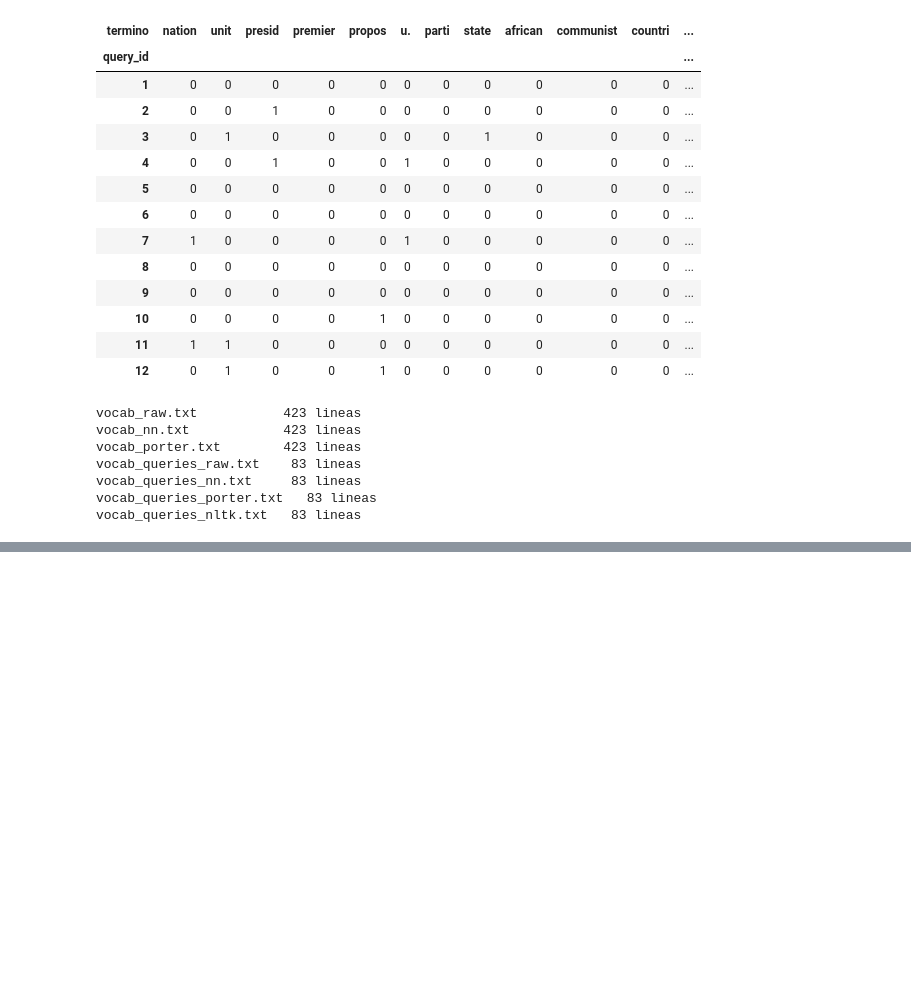
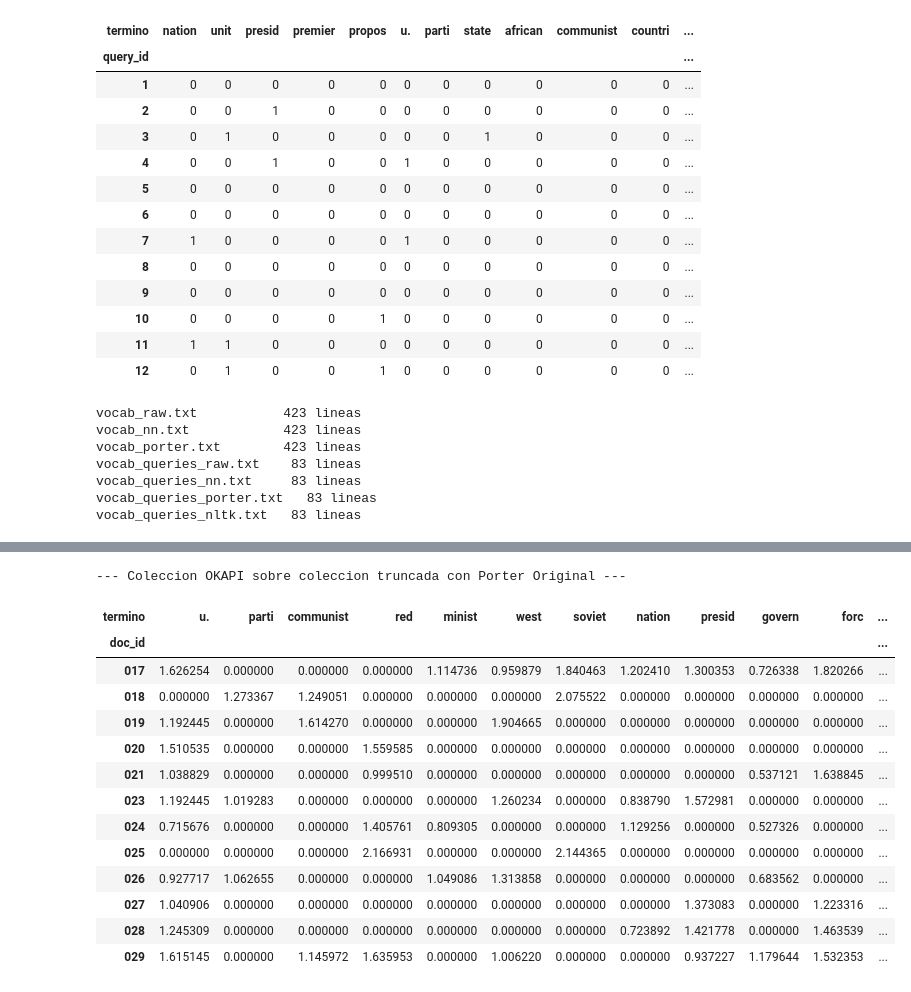
Before and after one commit to zxxz456/inaoe, a Jupyter notebook: fundamentos_aal/actividades/src/actividad.ipynb, the cells around one changed output, grey strips where cells are left out. Cells and saved outputs as stored; diff of their text form; code cells hidden in the pictures; blank space fills up the shorter version.

```diff
--- a/fundamentos_aal/actividades/src/actividad.ipynb
+++ b/fundamentos_aal/actividades/src/actividad.ipynb
@@ -1039,0 +1183,14 @@ vocab_queries_nltk.txt   83 lineas
+# %%
+# Las cuatro matrices pesadas de la actividad 2
+mat_porter_tfidf = pesar_tfidf(mat_porter_o)
+mat_porter_bm25 = pesar_bm25(mat_porter_o)
+mat_nltk_tfidf = pesar_tfidf(mat_nltk)
+mat_nltk_bm25 = pesar_bm25(mat_nltk)
+
+for nombre, m in [("porter tf-idf", mat_porter_tfidf),
+                  ("porter bm25", mat_porter_bm25),
+                  ("nltk tf-idf", mat_nltk_tfidf),
+                  ("nltk bm25", mat_nltk_bm25)]:
+    print(f"{nombre:14} {m.shape[0]} x {m.shape[1]}"
+          f"  no nulos {int((m != 0).sum().sum())}"
+          f"  {m.memory_usage(deep=True).sum() / 1e6:.1f} MB")
@@ -1039,0 +1241,20 @@ vocab_queries_nltk.txt   83 lineas
+# %%
+print("\n--- Coleccion OKAPI sobre coleccion truncada con Porter Original ---\n")
+top = mat_porter_bm25.sum(axis=0).nlargest(15).index
+display(mat_porter_bm25.loc[mat_porter_bm25.index[:12], top])
+# %% [output]
+--- Coleccion OKAPI sobre coleccion truncada con Porter Original ---
+| termino | u. | parti | communist | red | minist | west | soviet | nation | presid | govern | forc | ... |
+| doc_id |  |  |  |  |  |  |  |  |  |  |  | ... |
+| 017 | 1.626254 | 0.000000 | 0.000000 | 0.000000 | 1.114736 | 0.959879 | 1.840463 | 1.202410 | 1.300353 | 0.726338 | 1.820266 | ... |
+| 018 | 0.000000 | 1.273367 | 1.249051 | 0.000000 | 0.000000 | 0.000000 | 2.075522 | 0.000000 | 0.000000 | 0.000000 | 0.000000 | ... |
+| 019 | 1.192445 | 0.000000 | 1.614270 | 0.000000 | 0.000000 | 1.904665 | 0.000000 | 0.000000 | 0.000000 | 0.000000 | 0.000000 | ... |
+| 020 | 1.510535 | 0.000000 | 0.000000 | 1.559585 | 0.000000 | 0.000000 | 0.000000 | 0.000000 | 0.000000 | 0.000000 | 0.000000 | ... |
+| 021 | 1.038829 | 0.000000 | 0.000000 | 0.999510 | 0.000000 | 0.000000 | 0.000000 | 0.000000 | 0.000000 | 0.537121 | 1.638845 | ... |
+| 023 | 1.192445 | 1.019283 | 0.000000 | 0.000000 | 0.000000 | 1.260234 | 0.000000 | 0.838790 | 1.572981 | 0.000000 | 0.000000 | ... |
+| 024 | 0.715676 | 0.000000 | 0.000000 | 1.405761 | 0.809305 | 0.000000 | 0.000000 | 1.129256 | 0.000000 | 0.527326 | 0.000000 | ... |
+| 025 | 0.000000 | 0.000000 | 0.000000 | 2.166931 | 0.000000 | 0.000000 | 2.144365 | 0.000000 | 0.000000 | 0.000000 | 0.000000 | ... |
+| 026 | 0.927717 | 1.062655 | 0.000000 | 0.000000 | 1.049086 | 1.313858 | 0.000000 | 0.000000 | 0.000000 | 0.683562 | 0.000000 | ... |
+| 027 | 1.040906 | 0.000000 | 0.000000 | 0.000000 | 0.000000 | 0.000000 | 0.000000 | 0.000000 | 1.373083 | 0.000000 | 1.223316 | ... |
+| 028 | 1.245309 | 0.000000 | 0.000000 | 0.000000 | 0.000000 | 0.000000 | 0.000000 | 0.723892 | 1.421778 | 0.000000 | 1.463539 | ... |
+| 029 | 1.615145 | 0.000000 | 1.145972 | 1.635953 | 0.000000 | 1.006220 | 0.000000 | 0.000000 | 0.937227 | 1.179644 | 1.532353 | ... |
```
Also changed, not shown: parts of 38 cells of this notebook, 4 other files.
